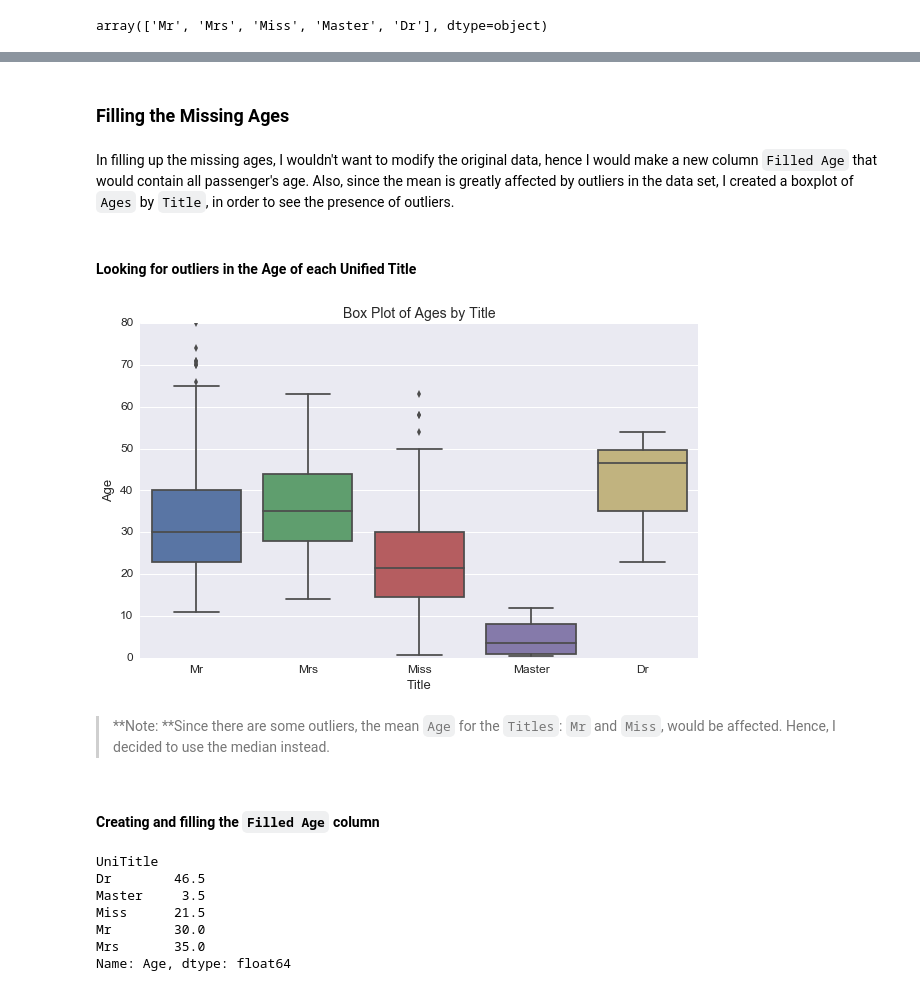
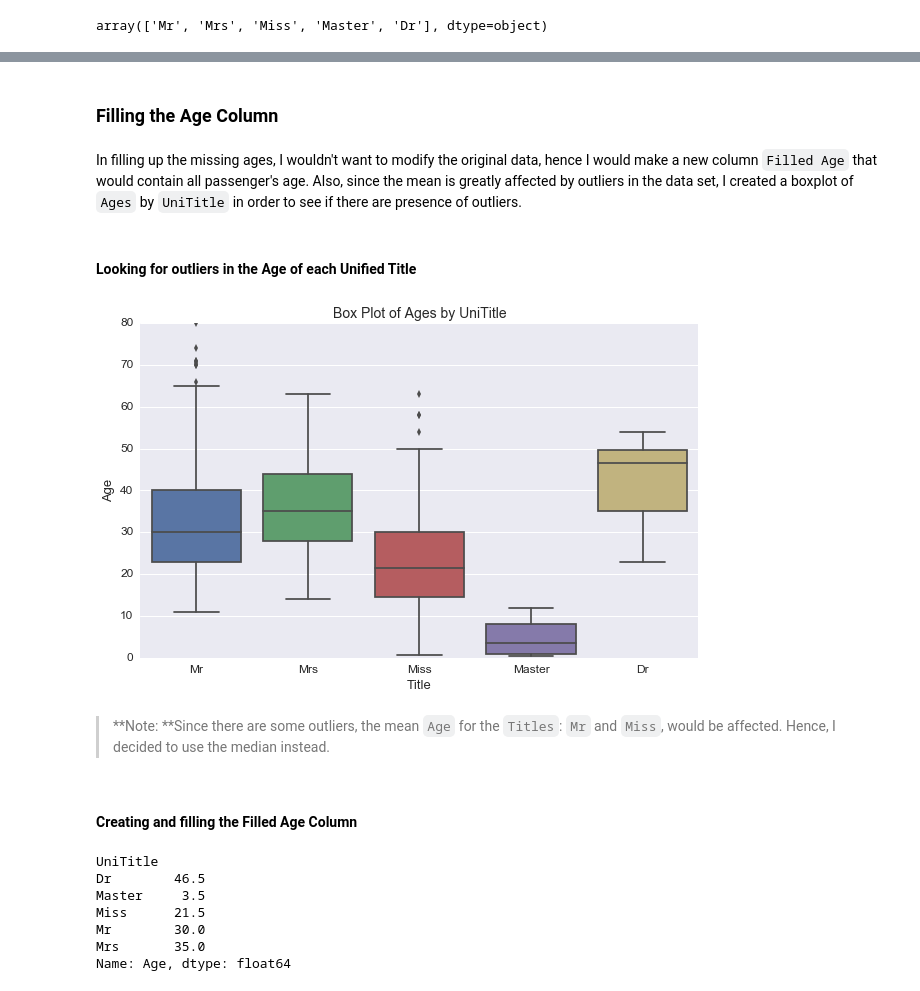
Before and after one commit to aamiel16/udacity-dand, a Jupyter notebook: Titanic Exploratory Data Analysis/develop/2015-09-20-as-titanic-explo-lab.ipynb, the cells around one changed output, grey strips where cells are left out. Drawn from its saved outputs; the diff is of its cells as text; code cells hidden in the pictures.

```diff
--- a/Titanic Exploratory Data Analysis/develop/2015-09-20-as-titanic-explo-lab.ipynb
+++ b/Titanic Exploratory Data Analysis/develop/2015-09-20-as-titanic-explo-lab.ipynb
@@ -28,9 +28,9 @@ import seaborn as sns
 
 # Configurations
 %matplotlib inline
+
+# Figure Prefix
 fig_prefix = '../figures/2015-09-20-as-titanic-explo-lab-'
-
-plt.rcParams['font.size'] = 14.0
 # %%
 # Getting the titanic data
 titanic_df = pd.read_csv('../data/titanic_data.csv')
@@ -207,30 +209,30 @@ titanic_df.head()
 | 3 | 4 | 1 | Upper Class | Futrelle, Mrs. Jacques Heath (Lil... | Female | 35.0 | 1 | 0 | 113803 | 53.1000 | ... |
 | 4 | 5 | 0 | Lower Class | Allen, Mr. William Henry | Male | 35.0 | 0 | 0 | 373450 | 8.0500 | ... |
 # %% [markdown]
-### Filling the Missing Ages
+### Filling the Age Column
 # %% [markdown]
-In filling up the missing ages, I wouldn't want to modify the original data, hence I would make a new column `Filled Age` that would contain all passenger's age. Also, since the mean is greatly affected by outliers in the data set, I created a boxplot of `Ages` by `Title`, in order to see the presence of outliers.
+In filling up the missing ages, I wouldn't want to modify the original data, hence I would make a new column `Filled Age` that would contain all passenger's age. Also, since the mean is greatly affected by outliers in the data set, I created a boxplot of `Ages` by `UniTitle` in order to see if there are presence of outliers.
 # %% [markdown]
 #### Looking for outliers in the Age of each Unified Title
 # %%
 # Plotting the box plot per Unititle
 fig = plt.figure(figsize=(10,6))
 ax = fig.add_subplot(111)
 ax = sns.boxplot(x='UniTitle', y='Age', data=titanic_df)
 
 # Plot Customizations
 ax.tick_params(labelsize=12)
 ax.set_xlabel('Title', fontsize=13)
 ax.set_ylabel('Age', fontsize=13)
-ax.set_title('Box Plot of Ages by Title', fontsize=14)
+ax.set_title('Box Plot of Ages by UniTitle', fontsize=14)
 
 fig.savefig(fig_prefix+'box_plot_ages_by_title')
 # %% [output]
-[figure, old version]
+[figure, new version]
 # %% [markdown]
 > **Note: **Since there are some outliers, the mean `Age` for the `Titles`: `Mr` and `Miss`, would be affected. Hence, I decided to use the median instead.
 # %% [markdown]
-#### Creating and filling the `Filled Age` column
+#### Creating and filling the Filled Age Column
 # %%
 # Creating a series that contains the median age for each title
 median_age_by_title = titanic_df.groupby('UniTitle').median().round(2)['Age']
```
Also changed, not shown: parts of 93 cells of this notebook, 13 other files.
